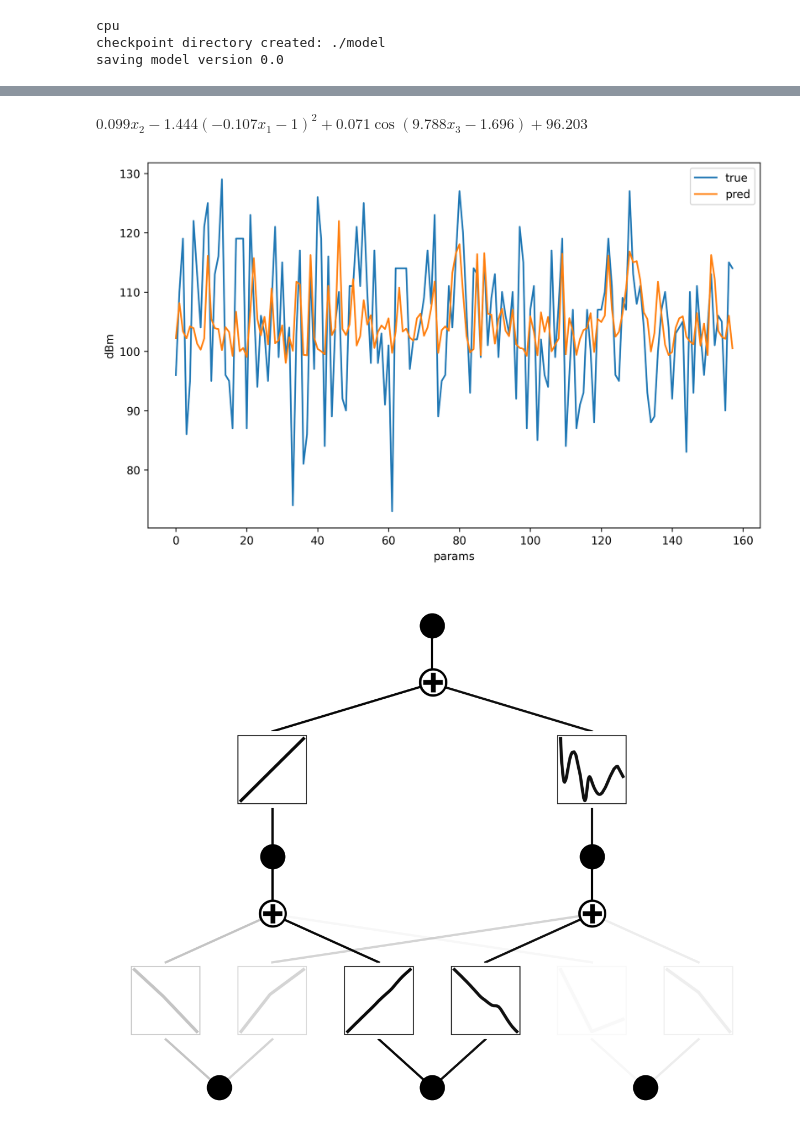
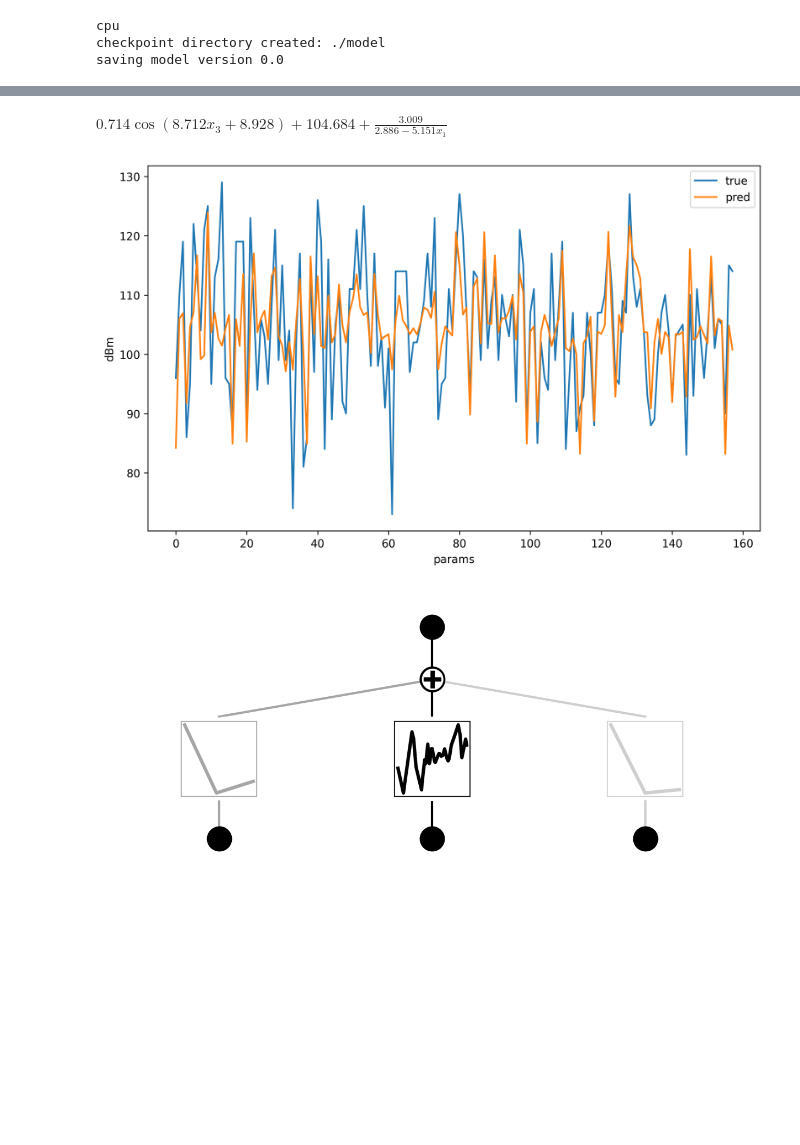
Before and after one commit to sensorlab/AutoPL, a Jupyter notebook: EmpiricalOutdoor.ipynb, the cells around one changed output, grey strips where cells are left out. Saved outputs shown, nothing was run; the diff lists cells and outputs as text; code cells hidden in the pictures; blank space fills up the shorter version.

```diff
--- a/EmpiricalOutdoor.ipynb
+++ b/EmpiricalOutdoor.ipynb
@@ -40,11 +40,11 @@ def eval_kan(model_kan, test_data):
     mape = mape_frac * 100
 
     # Print results
+    print(f"MAE: {mae:.4f}")
     print(f"MSE: {mse:.4f}")
-    print(f"RMSE: {rmse:.4f}")
-    print(f"MAE: {mae:.4f}")
     print(f"MAPE: {mape:.4f}")
     print(f"R²: {r2:.4f}")
+    print(f"RMSE: {rmse:.4f}")
 
     return mse, rmse, mae, mape, r2
 
@@ -100,15 +100,15 @@ dataset['test_input'] = test_input
 dataset['train_label'] = train_label
 dataset['test_label'] = test_label
 
-model = KAN(width=[3,1], grid=8, k=3, seed=42, device=device)
+model = KAN(width=[3,1], grid=20, k=3, seed=42, device=device)
 
-model.fit(dataset, opt="LBFGS", steps=300, lamb=0.002, lamb_entropy=2.);
+model.fit(dataset, opt="LBFGS", steps=100, lamb=0.02, lamb_entropy=2.);
 
 eval_kan(model, dataset)
 model.plot()
 
-#lib = ['x', 'log', 'exp', 'sqrt', 'abs']
-model.auto_symbolic()
+lib = ['x', 'log', 'sqrt', 'abs']
+model.auto_symbolic(lib=lib)
 
 ex_round(model.symbolic_formula()[0][0], 3)
 # %% [output]
@@ -132,4 +127,4 @@ fixing (1,1,0) with 0, r2=0.0, c=0
 saving model version 0.2
-$\displaystyle 0.099 x_{2} - 1.444 \left(- 0.107 x_{1} - 1\right)^{2} + 0.071 \cos{\left(9.788 x_{3} - 1.696 \right)} + 96.203$
+$\displaystyle 0.714 \cos{\left(8.712 x_{3} + 8.928 \right)} + 104.684 + \frac{3.009}{2.886 - 5.151 x_{1}}$
-[figure, old version]
+[figure, new version]
-[figure, old version]
+[figure, new version]
```
Also changed, not shown: parts of 3 cells of this notebook.
